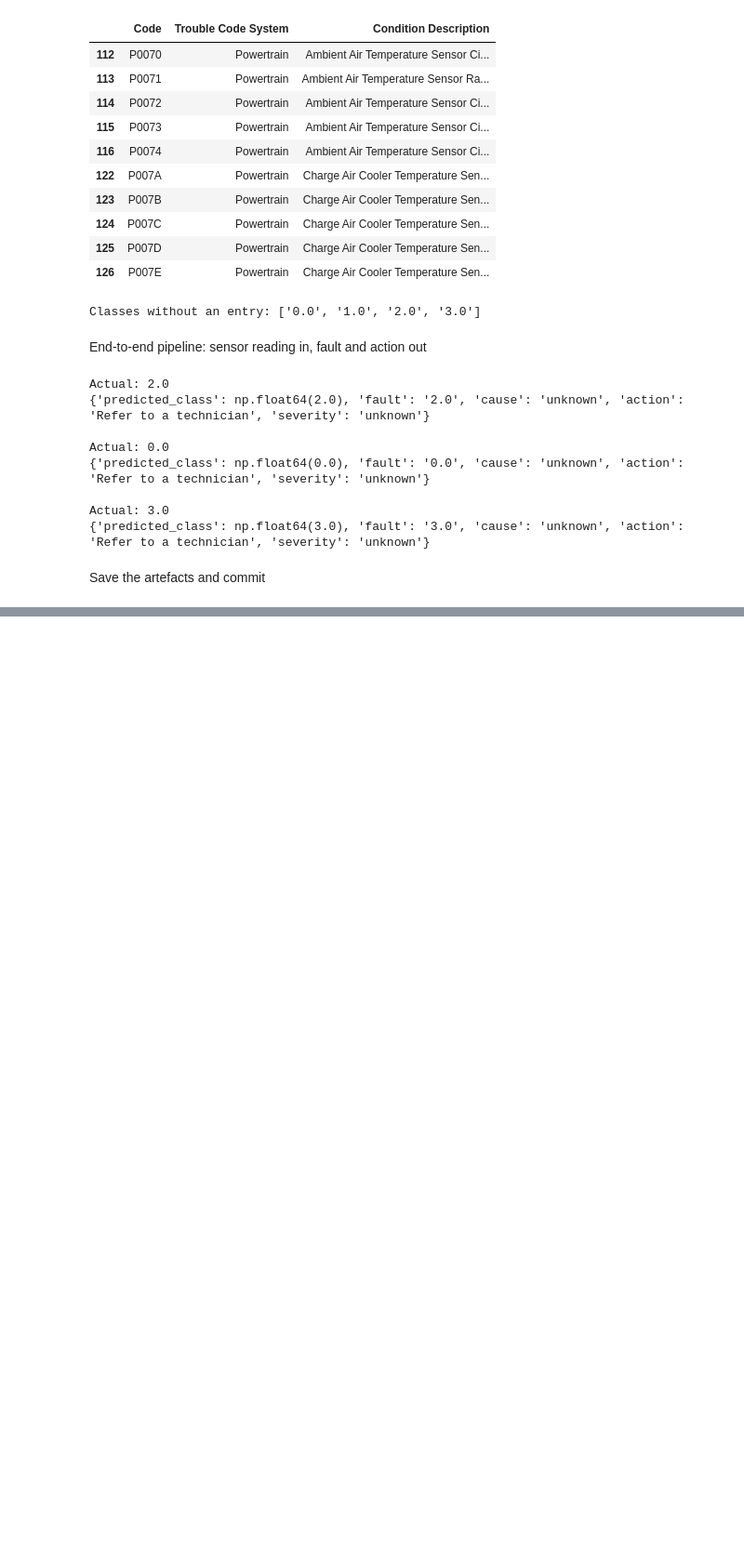
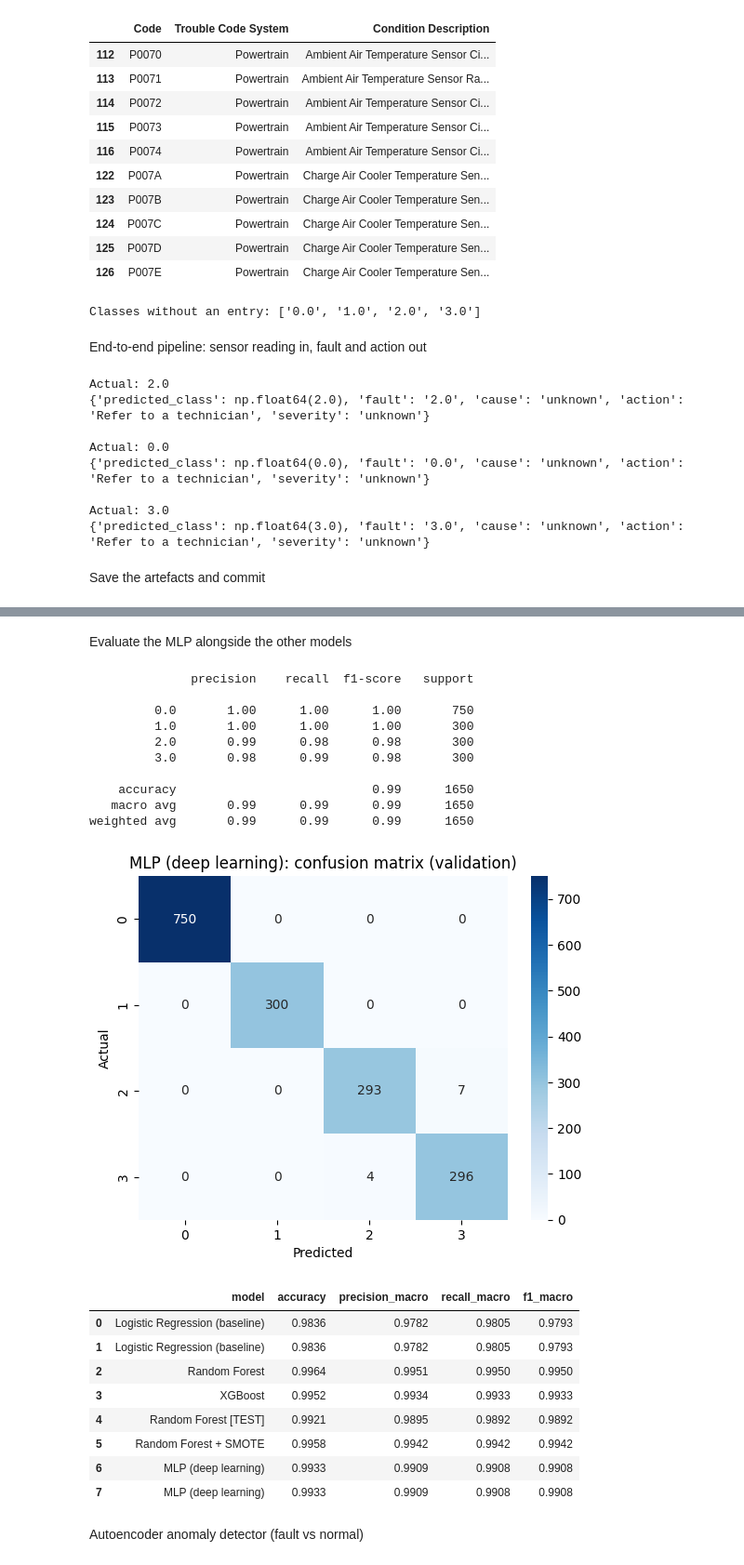
Before and after one commit to ShalakaEranga/DriveHealth-Comparative-Fault-Diagnosis-Using-Classical-vs-Deep-Learning-Methods, a Jupyter notebook: notebooks/01_eda.ipynb, the cells around one changed output, grey strips where cells are left out. Shown at 93% size. Drawn from its saved outputs; the diff is of its cells as text; code cells hidden in the pictures; blank space fills up the shorter version.

```diff
--- a/notebooks/01_eda.ipynb
+++ b/notebooks/01_eda.ipynb
@@ -716,0 +733,19 @@ pd.DataFrame(results).round(4).to_csv("reports/model_comparison.csv", index=Fals
+# %%
+import time
+import torch, torch.nn as nn
+from torch.utils.data import TensorDataset, DataLoader
+from sklearn.preprocessing import StandardScaler
+from sklearn.utils.class_weight import compute_class_weight
+
+device = torch.device("cuda" if torch.cuda.is_available() else "cpu")
+
+scaler = StandardScaler().fit(X_train.astype(float))      # fit on train only
+def to_t(Xa): return torch.tensor(scaler.transform(Xa.astype(float)), dtype=torch.float32)
+
+Xtr_t, Xva_t, Xte_t = to_t(X_train), to_t(X_val), to_t(X_test)
+ytr_t = torch.tensor(le.transform(y_train), dtype=torch.long)
+
+n_classes = len(le.classes_)
+cw = compute_class_weight("balanced", classes=np.arange(n_classes), y=ytr_t.numpy())
+class_weights = torch.tensor(cw, dtype=torch.float32).to(device)
+print("Device:", device, "| classes:", n_classes, "| features:", Xtr_t.shape[1])
@@ -716,0 +815,36 @@ pd.DataFrame(results).round(4).to_csv("reports/model_comparison.csv", index=Fals
+# %% [markdown]
+Evaluate the MLP alongside the other models
+# %%
+class _TorchWrap:
+    def predict(self, Xv):
+        model.eval()
+        with torch.no_grad():
+            p = model(to_t(Xv).to(device)).argmax(1).cpu().numpy()
+        return le.inverse_transform(p)
+
+mlp_wrap = _TorchWrap()
+evaluate("MLP (deep learning)", mlp_wrap, X_val, y_val)
+pd.DataFrame(results).round(4)
+# %% [output]
+              precision    recall  f1-score   support
+
+         0.0       1.00      1.00      1.00       750
+         1.0       1.00      1.00      1.00       300
+         2.0       0.99      0.98      0.98       300
+         3.0       0.98      0.99      0.98       300
+
+    accuracy                           0.99      1650
+   macro avg       0.99      0.99      0.99      1650
+weighted avg       0.99      0.99      0.99      1650
+[figure, added]
+|  | model | accuracy | precision_macro | recall_macro | f1_macro |
+| 0 | Logistic Regression (baseline) | 0.9836 | 0.9782 | 0.9805 | 0.9793 |
+| 1 | Logistic Regression (baseline) | 0.9836 | 0.9782 | 0.9805 | 0.9793 |
+| 2 | Random Forest | 0.9964 | 0.9951 | 0.9950 | 0.9950 |
+| 3 | XGBoost | 0.9952 | 0.9934 | 0.9933 | 0.9933 |
+| 4 | Random Forest [TEST] | 0.9921 | 0.9895 | 0.9892 | 0.9892 |
+| 5 | Random Forest + SMOTE | 0.9958 | 0.9942 | 0.9942 | 0.9942 |
+| 6 | MLP (deep learning) | 0.9933 | 0.9909 | 0.9908 | 0.9908 |
+| 7 | MLP (deep learning) | 0.9933 | 0.9909 | 0.9908 | 0.9908 |
+# %% [markdown]
+Autoencoder anomaly detector (fault vs normal)
```
Also changed, not shown: parts of 21 cells of this notebook.
